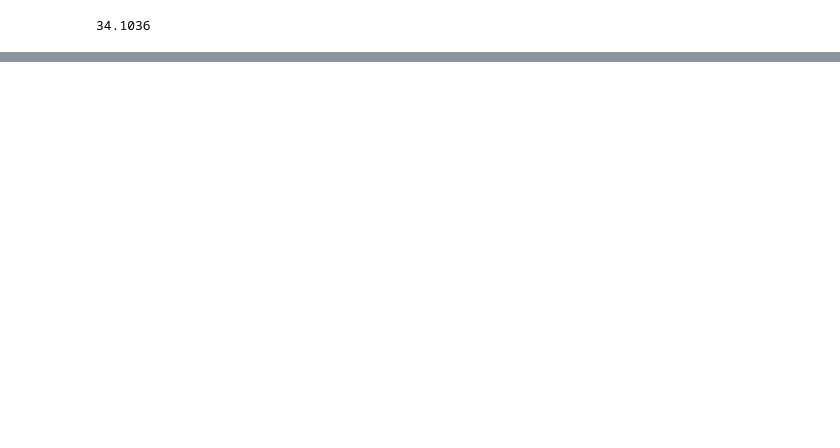
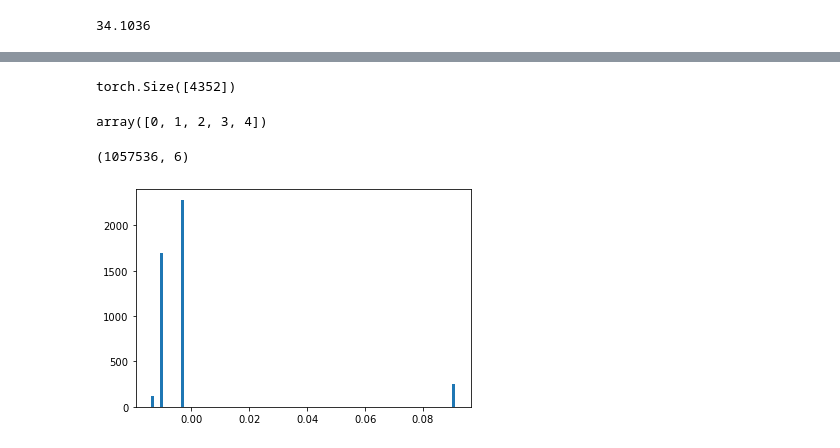
Before and after one commit to chernyavskaya/AnomalyClustering, a Jupyter notebook: testing_graph_clustering.ipynb, the cells around one changed output, grey strips where cells are left out. Drawn from its saved outputs; the diff is of its cells as text; code cells hidden in the pictures; blank space fills up the shorter version.

```diff
--- a/testing_graph_clustering.ipynb
+++ b/testing_graph_clustering.ipynb
@@ -226,0 +348,16 @@ np.max(file_dataset[:,1,3])
+# %%
+test_x.shape
+# %% [output]
+torch.Size([4352])
+# %%
+np.arange(5)
+# %% [output]
+array([0, 1, 2, 3, 4])
+# %%
+np.vstack(emb_input).shape
+# %% [output]
+(1057536, 6)
+# %%
+_ = plt.hist(emb_input[0][:,0].numpy(),bins=100)
+# %% [output]
+[figure, added]
```
Also changed, not shown: parts of 43 cells of this notebook, 1 other file.
